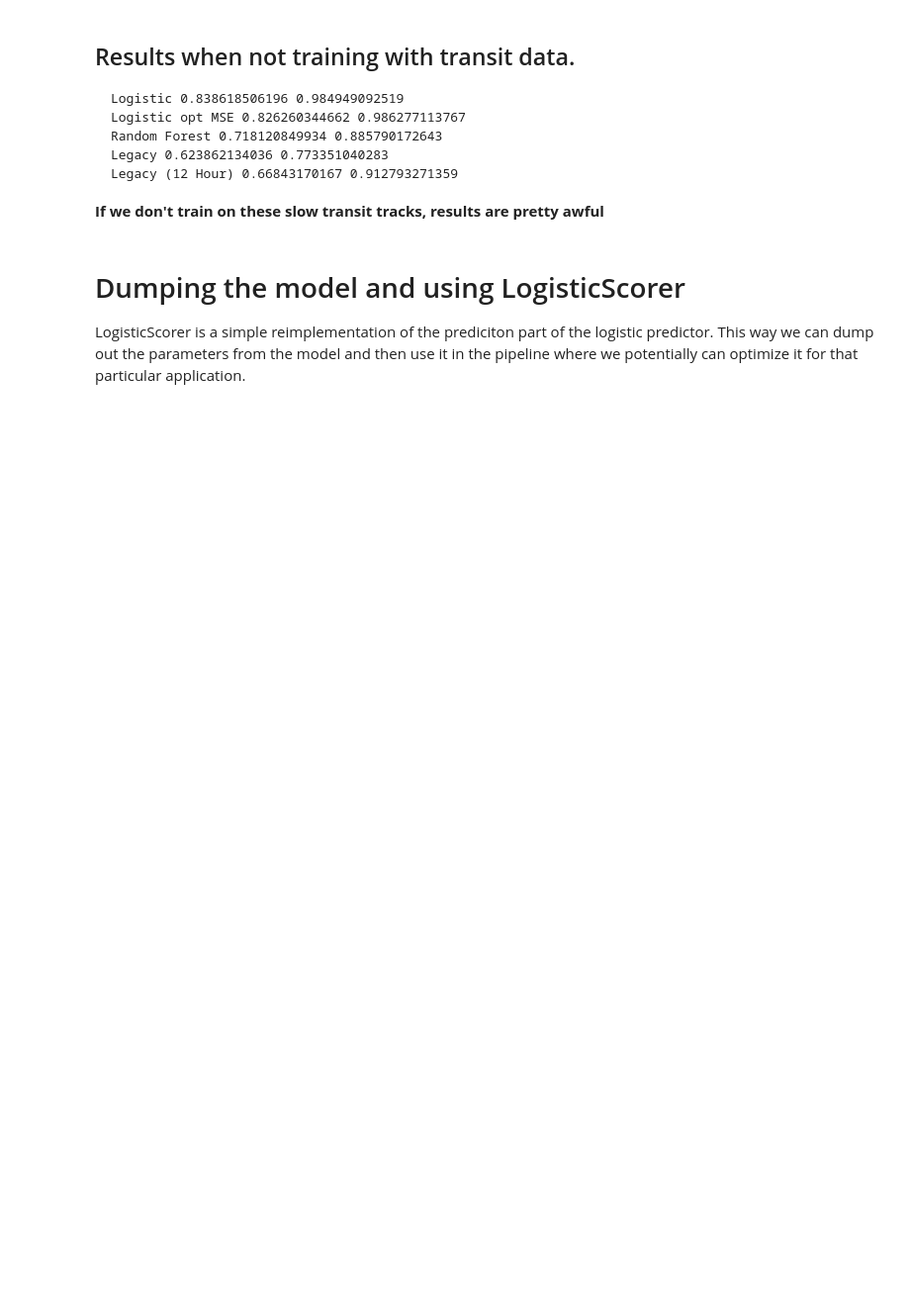
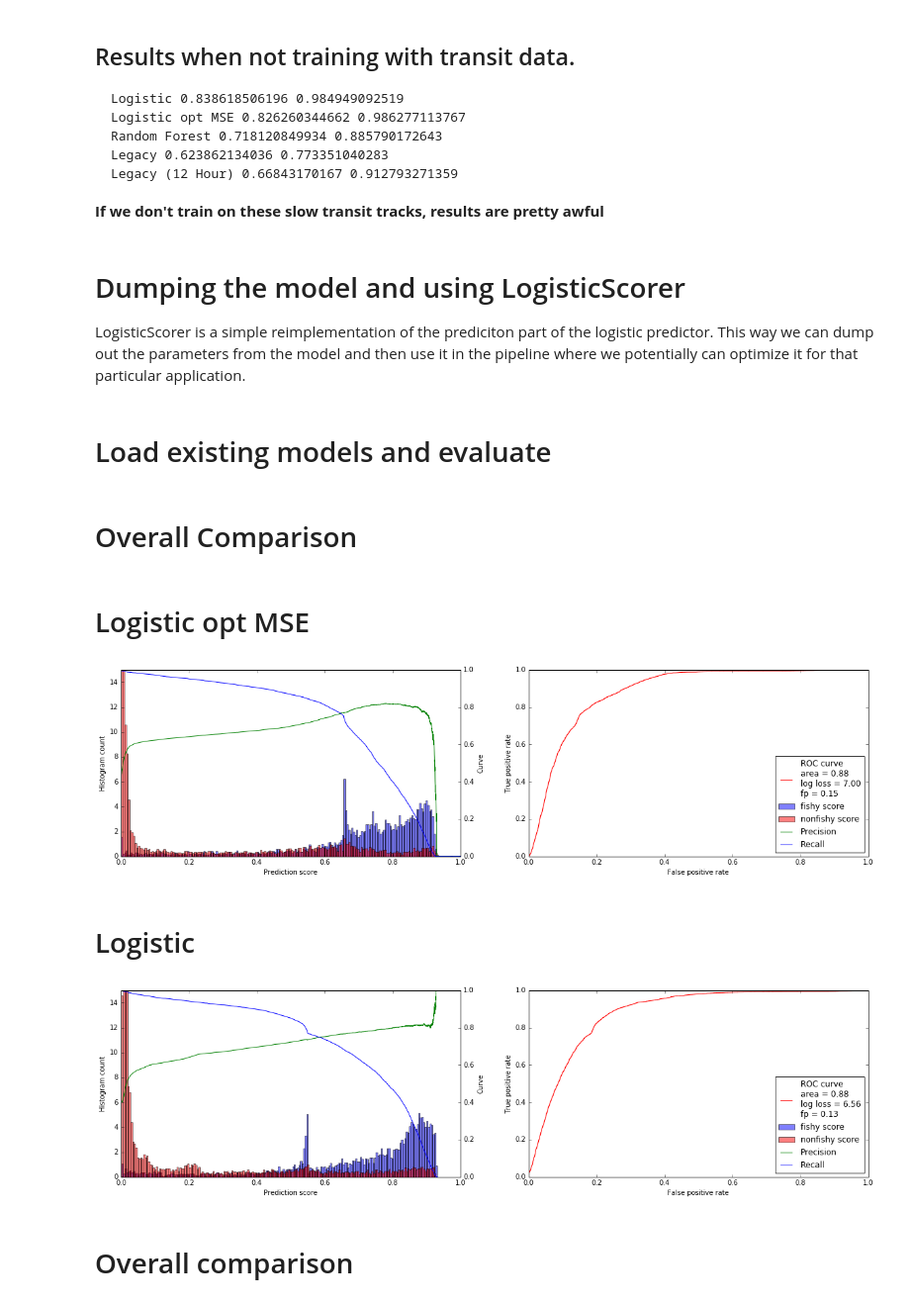
Before and after one commit to marketler/GFW_vessel_scoring, a Jupyter notebook: Compare_single_models.ipynb, the cells around one changed output. Shown at 99% size. Saved outputs shown, nothing was run; the diff lists cells and outputs as text; code cells hidden in the pictures; blank space fills up the shorter version.

```diff
--- a/Compare_single_models.ipynb
+++ b/Compare_single_models.ipynb
@@ -238,3 +199,22 @@ evaluate_model(model, xtest)
 import json
 
 trained_models[1][1].dump_dict()
+# %% [markdown]
+# Load existing models and evaluate
+# %%
+import vessel_scoring.models
+loaded_models = vessel_scoring.models.load_models().items()
+
+display(HTML("<h1>Overall Comparison</h1>"))
+for name, mdl in loaded_models:
+    evaluate_model(mdl, xtest, name=name)
+
+display(HTML("<h1>Overall comparison</h1>"))
+compare_models(loaded_models, xtest)
+# %% [output]
+Overall Comparison
+Logistic opt MSE
+[figure, added]
+Logistic
+[figure, added]
+Overall comparison
```
Also changed, not shown: parts of 9 cells of this notebook, 3 other files.
